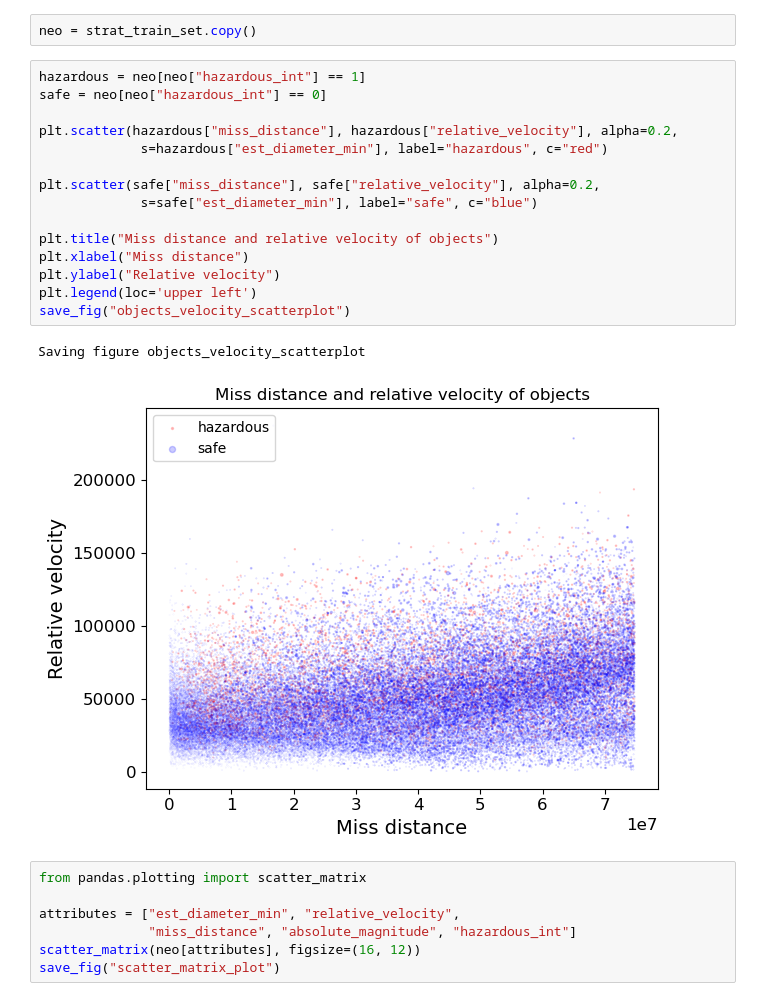
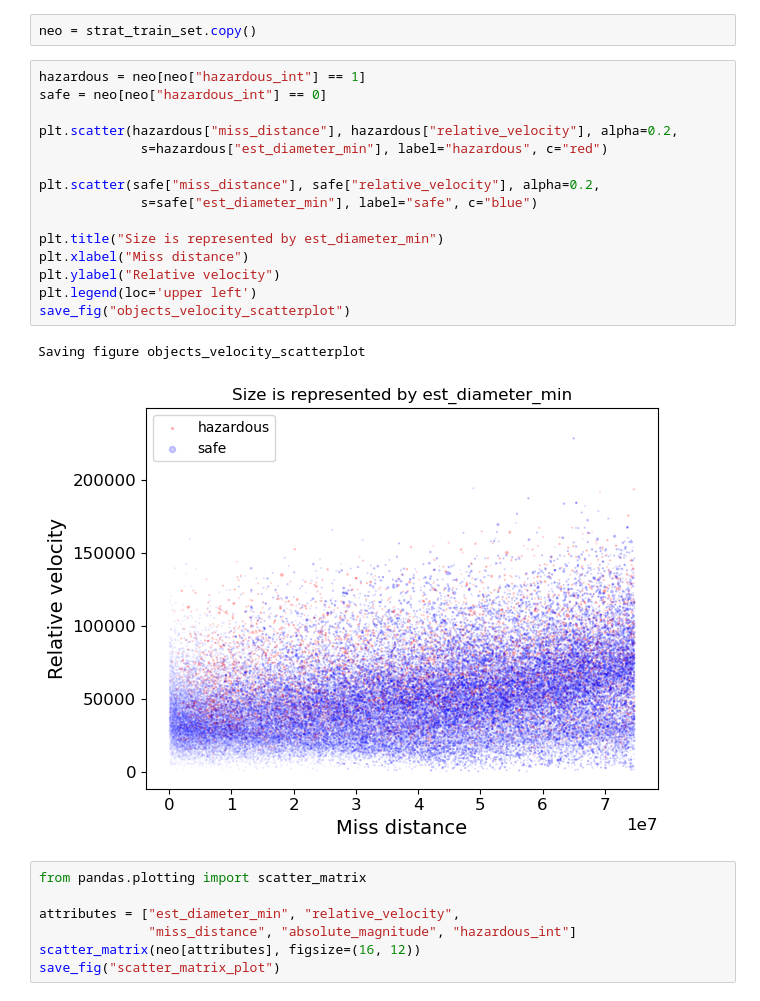
Before and after one commit to CaptainShepard01/IntelligentSystems-Spring2023, a Jupyter notebook: Lab_5/Lab_5.ipynb, the cells around one changed output. Cells and saved outputs as stored; diff of their text form.

Commit message:
Changed plot

```diff
--- a/Lab_5/Lab_5.ipynb
+++ b/Lab_5/Lab_5.ipynb
@@ -275,21 +275,21 @@ neo = strat_train_set.copy()
 # %%
 hazardous = neo[neo["hazardous_int"] == 1]
 safe = neo[neo["hazardous_int"] == 0]
 
 plt.scatter(hazardous["miss_distance"], hazardous["relative_velocity"], alpha=0.2,
              s=hazardous["est_diameter_min"], label="hazardous", c="red")
 
 plt.scatter(safe["miss_distance"], safe["relative_velocity"], alpha=0.2,
              s=safe["est_diameter_min"], label="safe", c="blue")
 
-plt.title("Miss distance and relative velocity of objects")
+plt.title("Size is represented by est_diameter_min")
 plt.xlabel("Miss distance")
 plt.ylabel("Relative velocity")
 plt.legend(loc='upper left')
 save_fig("objects_velocity_scatterplot")
 # %% [output]
 Saving figure objects_velocity_scatterplot
-[figure, old version]
+[figure, new version]
 # %%
 from pandas.plotting import scatter_matrix
 
```
Also changed, not shown: 1 other file.
